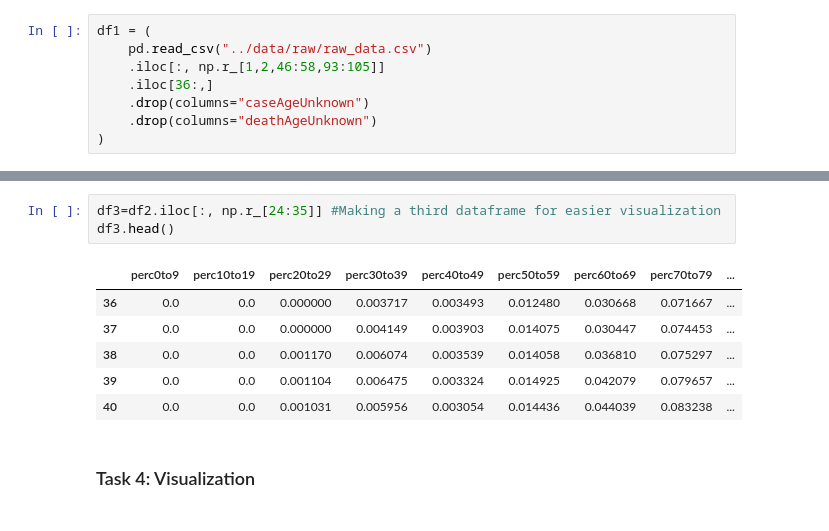
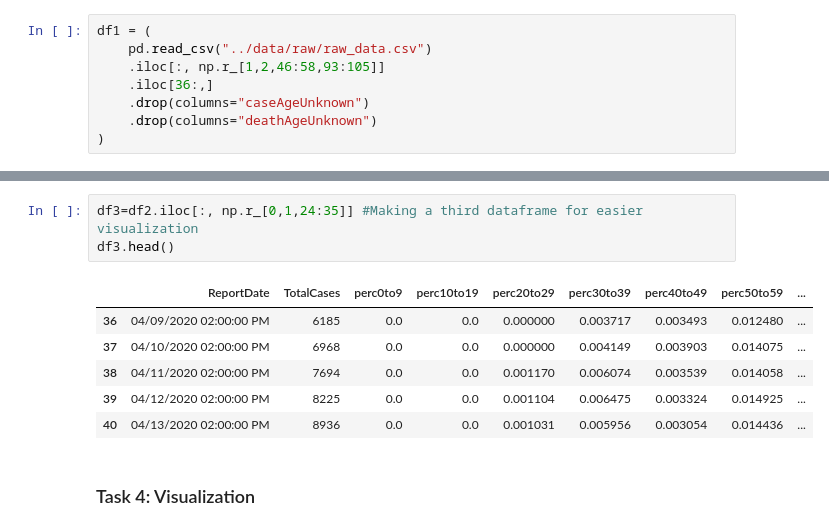
Before and after one commit to data301-2021-winter1/project-group39-project, a Jupyter notebook: notebooks/analysis1.ipynb, the cells around one changed output, grey strips where cells are left out. Cells and saved outputs as stored; diff of their text form.

```diff
--- a/notebooks/analysis1.ipynb
+++ b/notebooks/analysis1.ipynb
@@ -47,12 +60,12 @@ except:
 # %%
-df3=df2.iloc[:, np.r_[24:35]] #Making a third dataframe for easier visualization
+df3=df2.iloc[:, np.r_[0,1,24:35]] #Making a third dataframe for easier visualization
 df3.head()
 # %% [output]
-|  | perc0to9 | perc10to19 | perc20to29 | perc30to39 | perc40to49 | perc50to59 | perc60to69 | perc70to79 | ... |
-| 36 | 0.0 | 0.0 | 0.000000 | 0.003717 | 0.003493 | 0.012480 | 0.030668 | 0.071667 | ... |
-| 37 | 0.0 | 0.0 | 0.000000 | 0.004149 | 0.003903 | 0.014075 | 0.030447 | 0.074453 | ... |
-| 38 | 0.0 | 0.0 | 0.001170 | 0.006074 | 0.003539 | 0.014058 | 0.036810 | 0.075297 | ... |
-| 39 | 0.0 | 0.0 | 0.001104 | 0.006475 | 0.003324 | 0.014925 | 0.042079 | 0.079657 | ... |
-| 40 | 0.0 | 0.0 | 0.001031 | 0.005956 | 0.003054 | 0.014436 | 0.044039 | 0.083238 | ... |
+|  | ReportDate | TotalCases | perc0to9 | perc10to19 | perc20to29 | perc30to39 | perc40to49 | perc50to59 | ... |
+| 36 | 04/09/2020 02:00:00 PM | 6185 | 0.0 | 0.0 | 0.000000 | 0.003717 | 0.003493 | 0.012480 | ... |
+| 37 | 04/10/2020 02:00:00 PM | 6968 | 0.0 | 0.0 | 0.000000 | 0.004149 | 0.003903 | 0.014075 | ... |
+| 38 | 04/11/2020 02:00:00 PM | 7694 | 0.0 | 0.0 | 0.001170 | 0.006074 | 0.003539 | 0.014058 | ... |
+| 39 | 04/12/2020 02:00:00 PM | 8225 | 0.0 | 0.0 | 0.001104 | 0.006475 | 0.003324 | 0.014925 | ... |
+| 40 | 04/13/2020 02:00:00 PM | 8936 | 0.0 | 0.0 | 0.001031 | 0.005956 | 0.003054 | 0.014436 | ... |
 # %% [markdown]
 ### Task 4: Visualization
```
Also changed, not shown: parts of 4 cells of this notebook.
